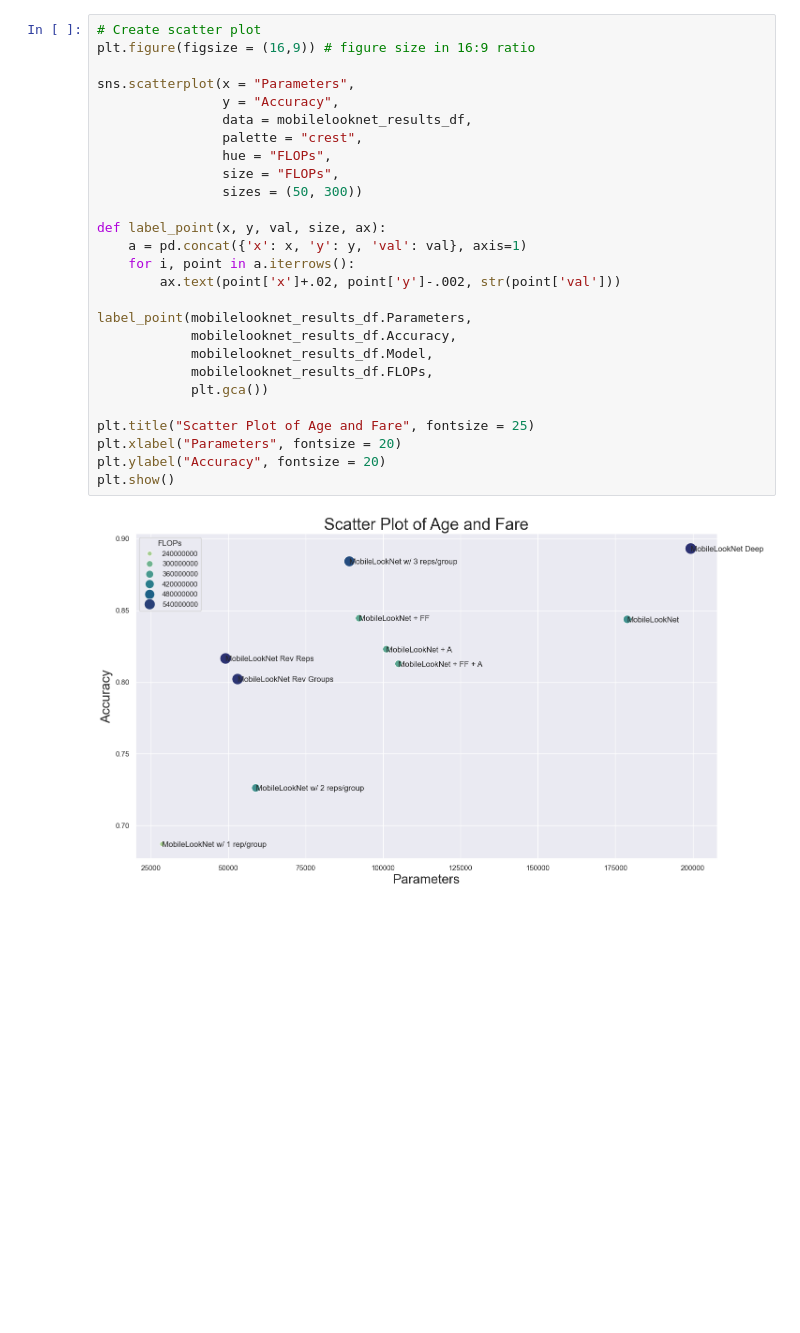
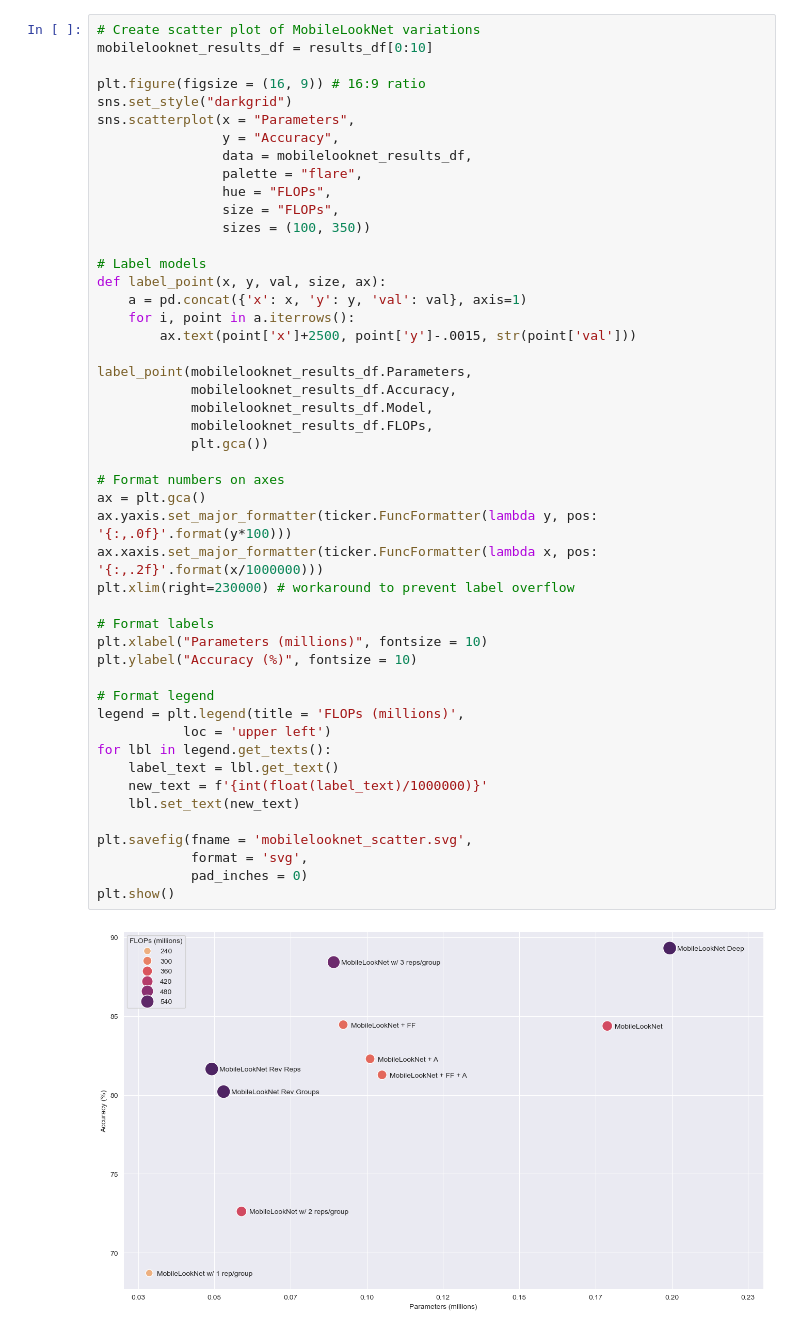
Before and after one commit to IrishMorales/lightweight-cnn-for-bone-metastasis, a Jupyter notebook: results/graphs.ipynb, the cells around one changed output. Saved outputs shown, nothing was run; the diff lists cells and outputs as text; blank space fills up the shorter version.

Commit message:
Add scatter plots

```diff
--- a/results/graphs.ipynb
+++ b/results/graphs.ipynb
@@ -26,29 +25,50 @@ mobilelooknet_results_df = results_df[0:10]
 # %%
-# Create scatter plot
-plt.figure(figsize = (16,9)) # figure size in 16:9 ratio
+# Create scatter plot of MobileLookNet variations
+mobilelooknet_results_df = results_df[0:10]
 
+plt.figure(figsize = (16, 9)) # 16:9 ratio
+sns.set_style("darkgrid")
 sns.scatterplot(x = "Parameters",
                 y = "Accuracy",
                 data = mobilelooknet_results_df,
-                palette = "crest",
+                palette = "flare",
                 hue = "FLOPs",
                 size = "FLOPs",
-                sizes = (50, 300))
+                sizes = (100, 350))
 
+# Label models
 def label_point(x, y, val, size, ax):
     a = pd.concat({'x': x, 'y': y, 'val': val}, axis=1)
     for i, point in a.iterrows():
-        ax.text(point['x']+.02, point['y']-.002, str(point['val']))
+        ax.text(point['x']+2500, point['y']-.0015, str(point['val']))
 
 label_point(mobilelooknet_results_df.Parameters,
             mobilelooknet_results_df.Accuracy,
             mobilelooknet_results_df.Model,
             mobilelooknet_results_df.FLOPs,
             plt.gca())
 
-plt.title("Scatter Plot of Age and Fare", fontsize = 25)
-plt.xlabel("Parameters", fontsize = 20)
-plt.ylabel("Accuracy", fontsize = 20)
+# Format numbers on axes
+ax = plt.gca()
+ax.yaxis.set_major_formatter(ticker.FuncFormatter(lambda y, pos: '{:,.0f}'.format(y*100)))
+ax.xaxis.set_major_formatter(ticker.FuncFormatter(lambda x, pos: '{:,.2f}'.format(x/1000000)))
+plt.xlim(right=230000) # workaround to prevent label overflow
+
+# Format labels
+plt.xlabel("Parameters (millions)", fontsize = 10)
+plt.ylabel("Accuracy (%)", fontsize = 10)
+
+# Format legend
+legend = plt.legend(title = 'FLOPs (millions)',
+           loc = 'upper left')
+for lbl in legend.get_texts():
+    label_text = lbl.get_text()
+    new_text = f'{int(float(label_text)/1000000)}'
+    lbl.set_text(new_text)
+
+plt.savefig(fname = 'mobilelooknet_scatter.svg',
+            format = 'svg',
+            pad_inches = 0)
 plt.show()
 # %% [output]
-[figure, old version]
+[figure, new version]
```
Also changed, not shown: parts of 3 cells of this notebook, 2 other files.
